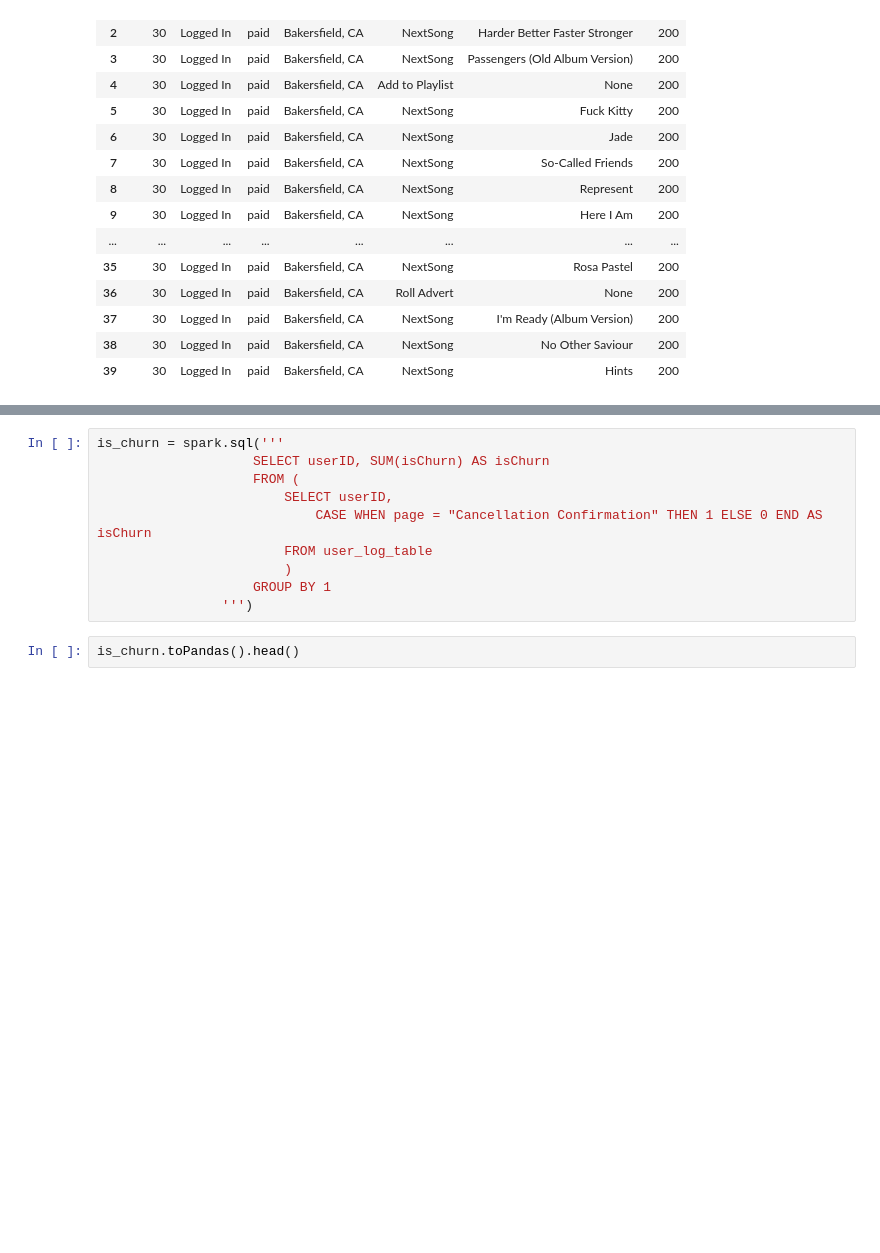
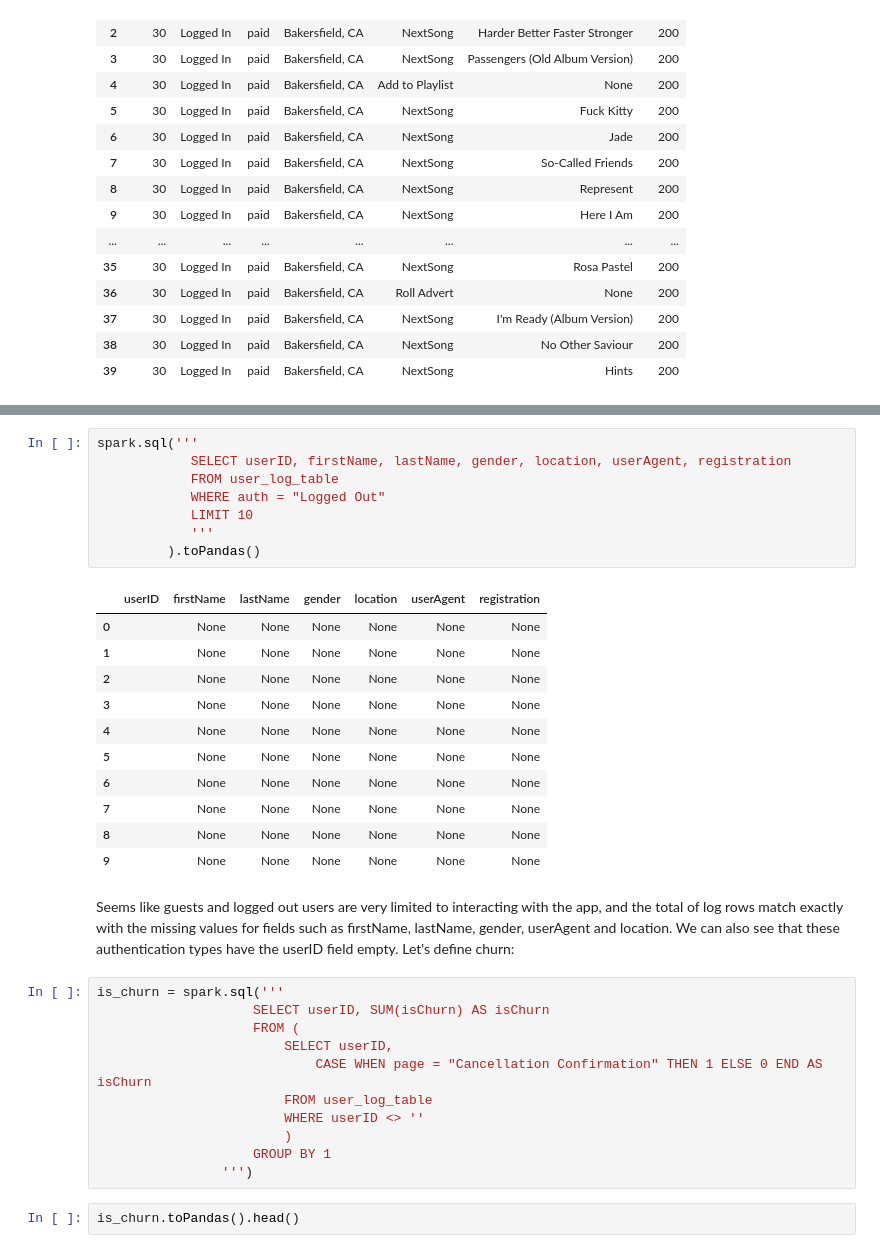
Before and after one commit to thiagolimaop/sparkify_churn, a Jupyter notebook: Sparkify.ipynb, the cells around one changed output, grey strips where cells are left out. Saved outputs shown, nothing was run; the diff lists cells and outputs as text; blank space fills up the shorter version.

```diff
--- a/Sparkify.ipynb
+++ b/Sparkify.ipynb
@@ -146,3 +309,25 @@ spark.sql('''
+# %%
+spark.sql('''
+            SELECT userID, firstName, lastName, gender, location, userAgent, registration
+            FROM user_log_table
+            WHERE auth = "Logged Out"
+            LIMIT 10
+            '''
+         ).toPandas()
+# %% [output]
+|  | userID | firstName | lastName | gender | location | userAgent | registration |
+| 0 |  | None | None | None | None | None | None |
+| 1 |  | None | None | None | None | None | None |
+| 2 |  | None | None | None | None | None | None |
+| 3 |  | None | None | None | None | None | None |
+| 4 |  | None | None | None | None | None | None |
+| 5 |  | None | None | None | None | None | None |
+| 6 |  | None | None | None | None | None | None |
+| 7 |  | None | None | None | None | None | None |
+| 8 |  | None | None | None | None | None | None |
+| 9 |  | None | None | None | None | None | None |
+# %% [markdown]
+Seems like guests and logged out users are very limited to interacting with the app, and the total of log rows match exactly with the missing values for fields such as firstName, lastName, gender, userAgent and location. We can also see that these authentication types have the userID field empty. Let's define churn:
 # %%
 is_churn = spark.sql('''
                     SELECT userID, SUM(isChurn) AS isChurn
@@ -150,6 +335,7 @@ is_churn = spark.sql('''
                         SELECT userID,
                             CASE WHEN page = "Cancellation Confirmation" THEN 1 ELSE 0 END AS isChurn
                         FROM user_log_table
+                        WHERE userID <> ''
                         )
                     GROUP BY 1
                 ''')
```
Also changed, not shown: parts of 20 cells of this notebook.
